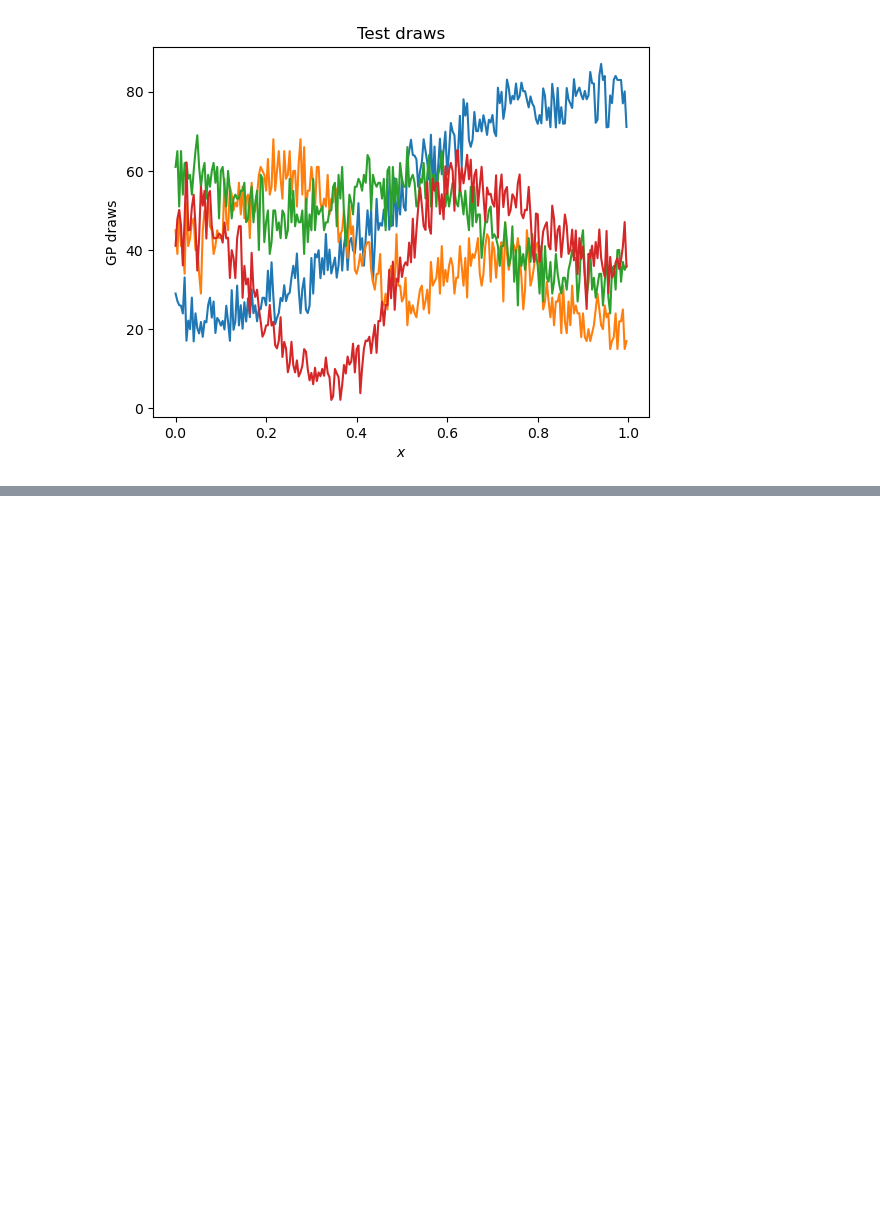
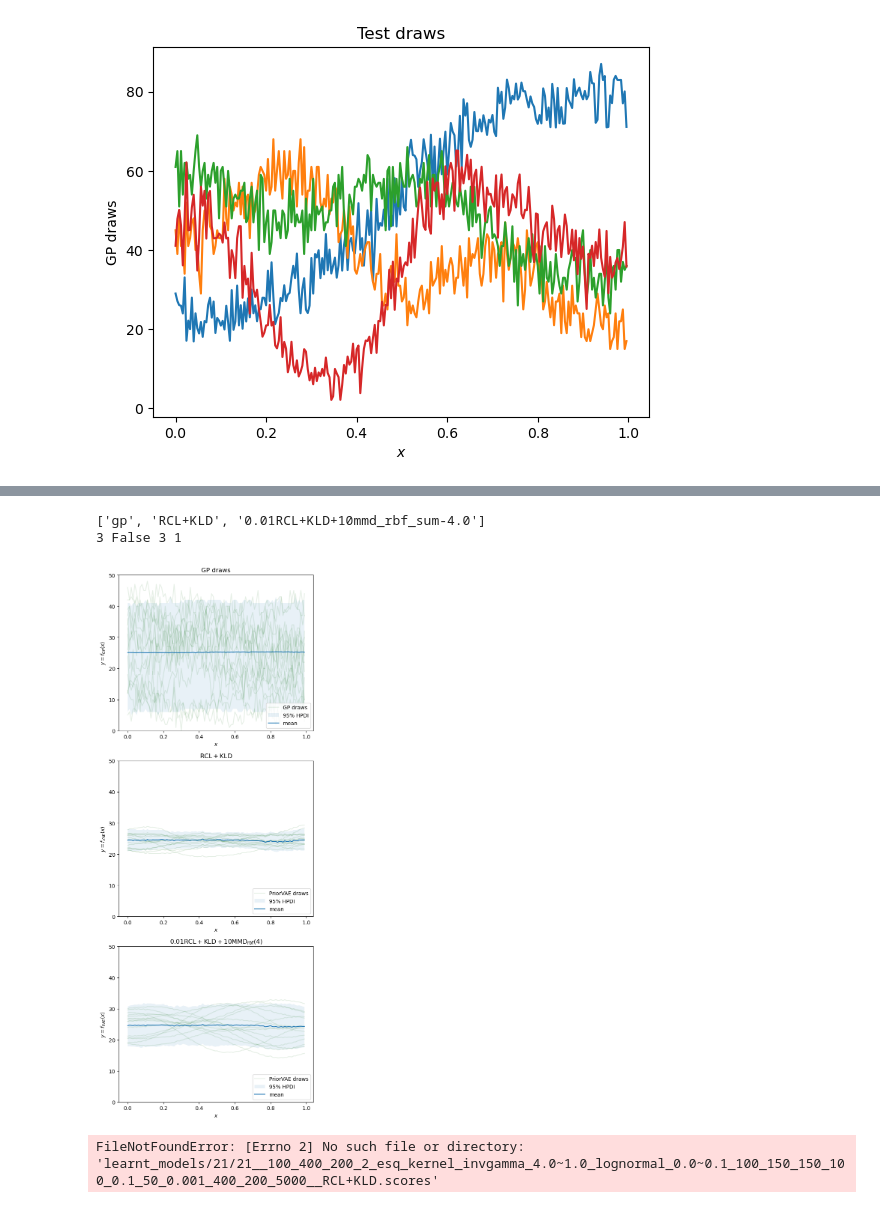
Before and after one commit to mtcairneyleeming/4yp, a Jupyter notebook: 21_synthetic_data.ipynb, the cells around one changed output, grey strips where cells are left out. Cells and saved outputs as stored; diff of their text form; code cells hidden in the pictures; blank space fills up the shorter version.

```diff
--- a/21_synthetic_data.ipynb
+++ b/21_synthetic_data.ipynb
@@ -56,0 +64,24 @@ Used 4, total time = 1.9026172161102295
+# %%
+plot_trained_draws(
+    21,
+    1,
+    1,
+    gp_builder=lambda args: BuildGP_Binomial(
+        args["binomial_N"],
+        args["gp_kernel"],
+        noise=False,
+        length_prior_choice=args["length_prior_choice"],
+        length_prior_args=args["length_prior_arguments"],
+        variance_prior_choice=args["variance_prior_choice"],
+        variance_prior_args=args["variance_prior_arguments"],
+    ),
+    plot_range=[0, 50]
+)
+# %% [output]
+['gp', 'RCL+KLD', '0.01RCL+KLD+10mmd_rbf_sum-4.0']
+3 False 3 1
+[figure, added]
+# %%
+show_loss_scores(21, 1, 1)
+# %% [output]
+FileNotFoundError: [Errno 2] No such file or directory: 'learnt_models/21/21__100_400_200_2_esq_kernel_invgamma_4.0~1.0_lognormal_0.0~0.1_100_150_150_100_0.1_50_0.001_400_200_5000__RCL+KLD.scores'
```
Also changed, not shown: parts of 2 cells of this notebook, 3 other files.
